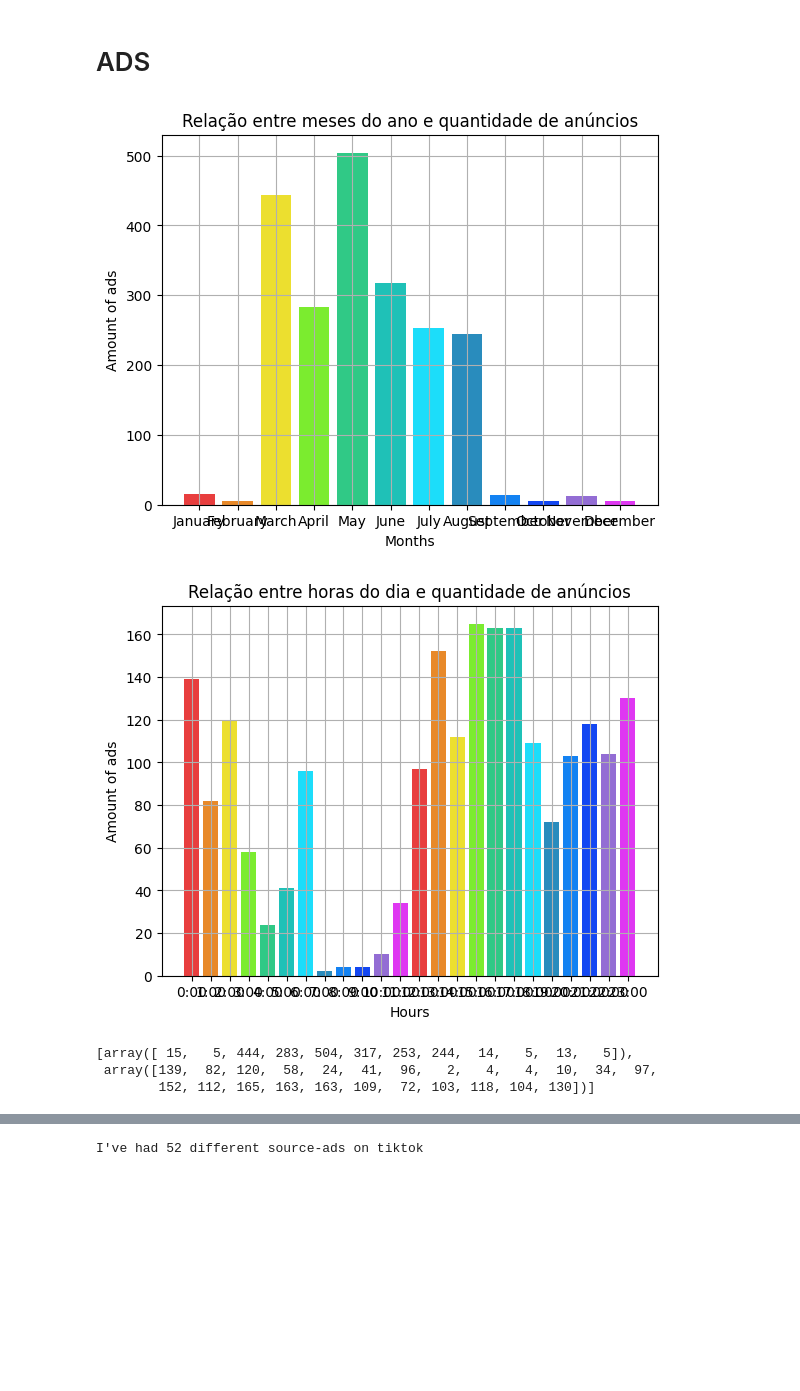
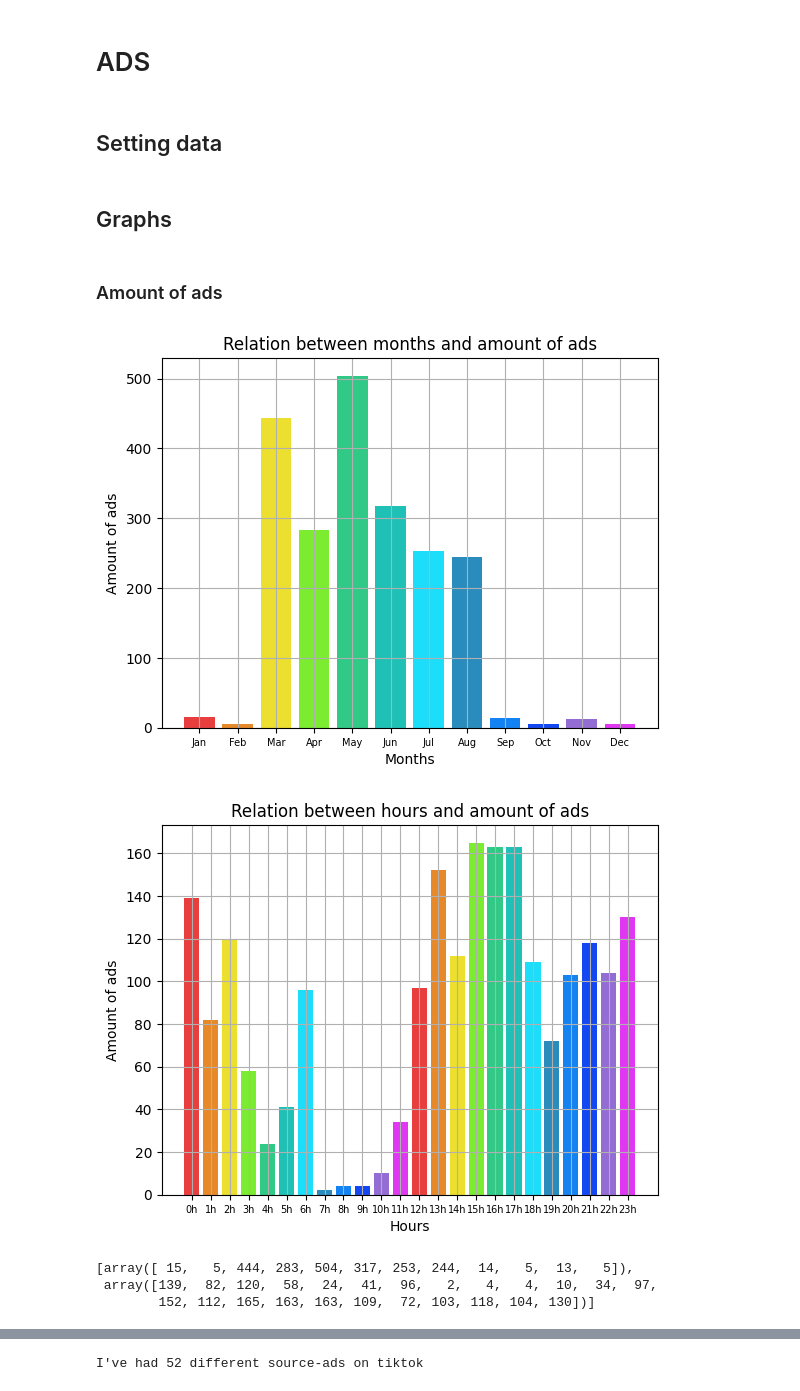
Before and after one commit to jpbezerra/tiktok-analysis, a Jupyter notebook: tiktok.ipynb, the cells around one changed output, grey strips where cells are left out. Cells and saved outputs as stored; diff of their text form; code cells hidden in the pictures; blank space fills up the shorter version.

```diff
--- a/tiktok.ipynb
+++ b/tiktok.ipynb
@@ -295,0 +350,2 @@ m_likes, h_likes = months_and_hours_review(like_list, "likes", "quantidade de cu
+# %%
+m_video, h_video = months_and_hours_review(video_browsing_history, "watched videos", "amount of watched videos")
@@ -296,6 +394,4 @@ m_likes, h_likes = months_and_hours_review(like_list, "likes", "quantidade de cu
 # %%
-m_search, h_search = months_and_hours_review(search_history, "searchs", "quantidade de pesquisas")
-
 search_term = unique(search_history, 'SearchTerm')
 print(f"I've searched {len(search_term)} different terms on tiktok")
 # %% [output]
@@ -304,3 +398 @@ print(f"I've searched {len(search_term)} different terms on tiktok")
 I've searched 1038 different terms on tiktok
-# %%
-m_share, h_share = months_and_hours_review(share_history, "shares", "quantidade de compartilhamentos")
@@ -310,2 +398,0 @@ m_share, h_share = months_and_hours_review(share_history, "shares", "quantidade
-# %%
-m_video, h_video = months_and_hours_review(video_browsing_history, "watched videos", "quantidade de vídeos assistidos")
@@ -345,15 +407,21 @@ data.guard['Share'] = {'M': m_share, 'H': h_share}
 data.guard['Watched'] = {'M' : m_video}
 # %% [markdown]
 # ADS
+# %% [markdown]
+## Setting data
 # %%
 # declaring variables
 
 ads_activity = np.array(data.ads['Off TikTok Activity']['OffTikTokActivityDataList'])
+# %% [markdown]
+## Graphs
+# %% [markdown]
+### Amount of ads
 # %%
-months_and_hours_review(ads_activity, "ads", "quantidade de anúncios", target_label='TimeStamp')
+months_and_hours_review(ads_activity, "ads", "amount of ads", target_label='TimeStamp')
 # %% [output]
-[figure, old version]
+[figure, new version]
-[figure, old version]
+[figure, new version]
 [array([ 15,   5, 444, 283, 504, 317, 253, 244,  14,   5,  13,   5]),
  array([139,  82, 120,  58,  24,  41,  96,   2,   4,   4,  10,  34,  97,
         152, 112, 165, 163, 163, 109,  72, 103, 118, 104, 130])]
```
Also changed, not shown: parts of 98 cells of this notebook.
